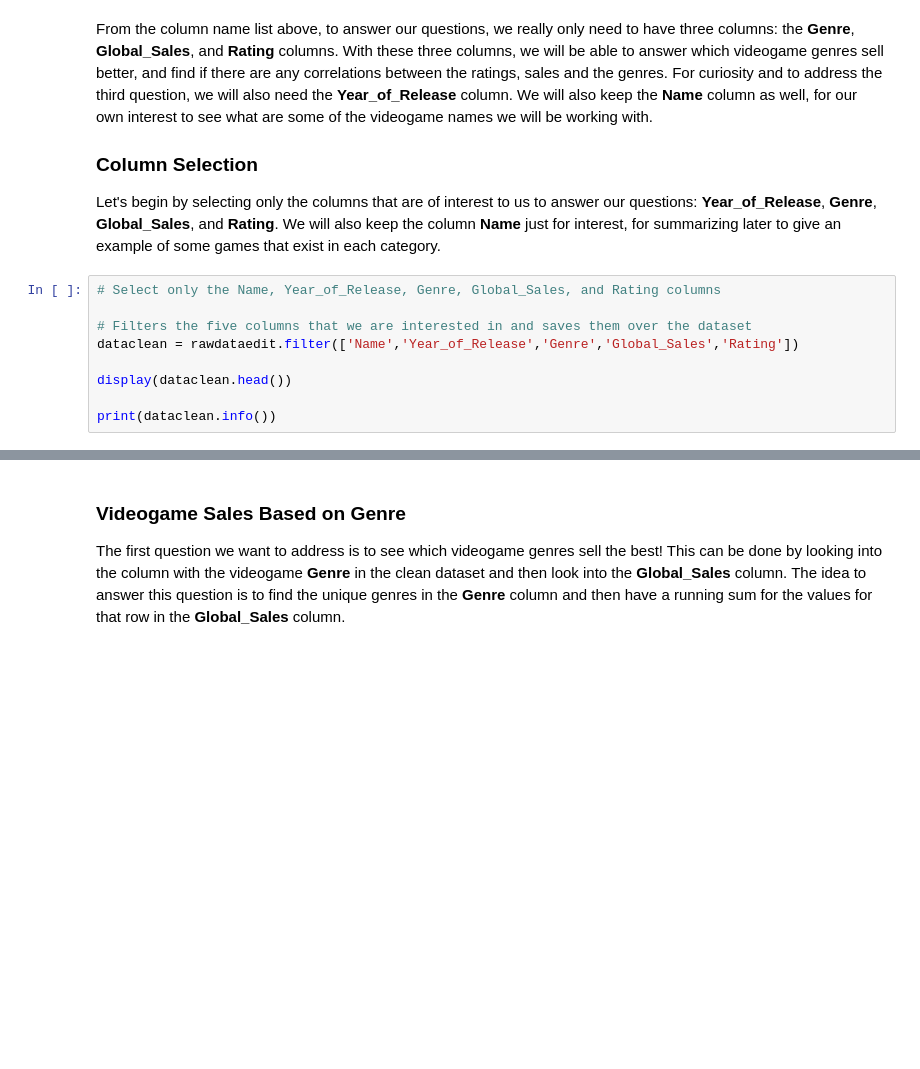
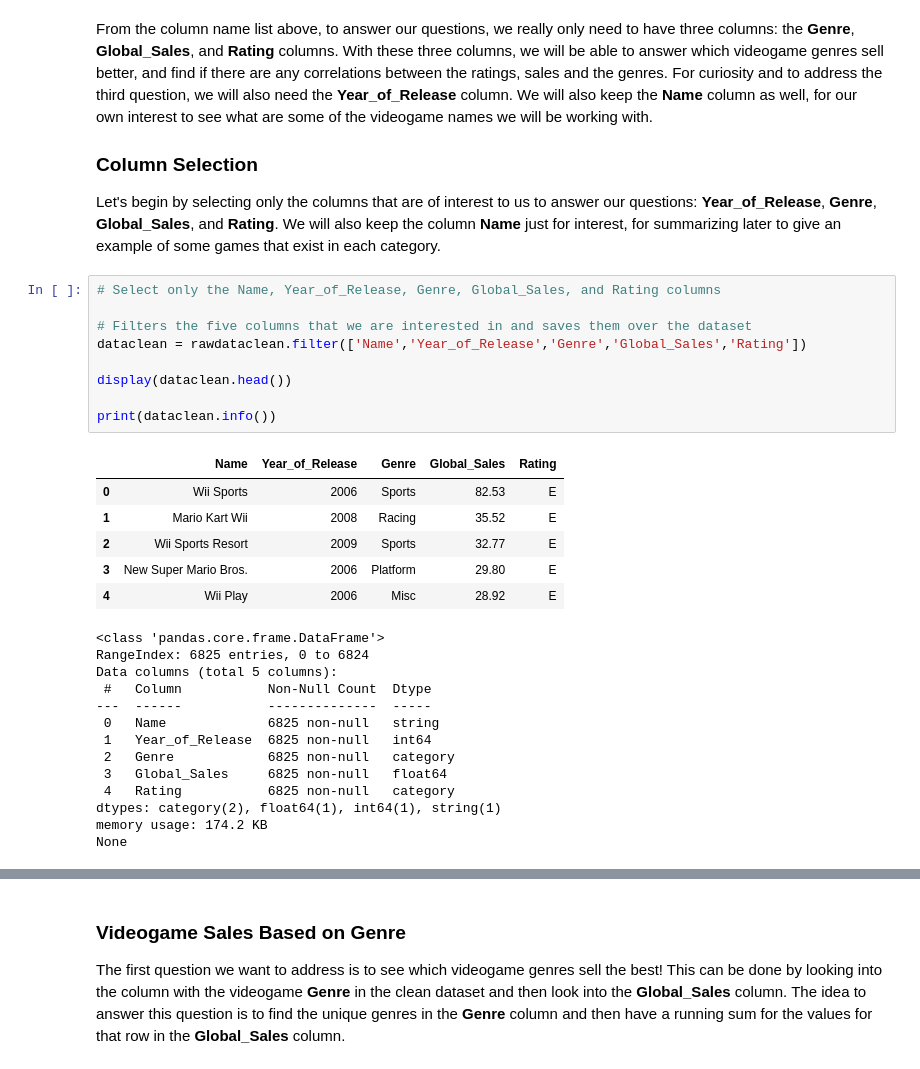
Before and after one commit to jacintoi/course-project-group_1019, a Jupyter notebook: analysis/Eduardo/Milestone 2/Eduardo_EDA.ipynb, the cells around one changed output, grey strips where cells are left out. Saved outputs shown, nothing was run; the diff lists cells and outputs as text; blank space fills up the shorter version.

```diff
--- a/analysis/Eduardo/Milestone 2/Eduardo_EDA.ipynb
+++ b/analysis/Eduardo/Milestone 2/Eduardo_EDA.ipynb
@@ -52,12 +110,32 @@ Let's begin by selecting only the columns that are of interest to us to answer o
 # %%
 # Select only the Name, Year_of_Release, Genre, Global_Sales, and Rating columns
 
 # Filters the five columns that we are interested in and saves them over the dataset
-dataclean = rawdataedit.filter(['Name','Year_of_Release','Genre','Global_Sales','Rating'])
+dataclean = rawdataclean.filter(['Name','Year_of_Release','Genre','Global_Sales','Rating'])
 
 display(dataclean.head())
 
 print(dataclean.info())
+# %% [output]
+|  | Name | Year_of_Release | Genre | Global_Sales | Rating |
+| 0 | Wii Sports | 2006 | Sports | 82.53 | E |
+| 1 | Mario Kart Wii | 2008 | Racing | 35.52 | E |
+| 2 | Wii Sports Resort | 2009 | Sports | 32.77 | E |
+| 3 | New Super Mario Bros. | 2006 | Platform | 29.80 | E |
+| 4 | Wii Play | 2006 | Misc | 28.92 | E |
+<class 'pandas.core.frame.DataFrame'>
+RangeIndex: 6825 entries, 0 to 6824
+Data columns (total 5 columns):
+ #   Column           Non-Null Count  Dtype
+---  ------           --------------  -----
+ 0   Name             6825 non-null   string
+ 1   Year_of_Release  6825 non-null   int64
+ 2   Genre            6825 non-null   category
+ 3   Global_Sales     6825 non-null   float64
+ 4   Rating           6825 non-null   category
+dtypes: category(2), float64(1), int64(1), string(1)
+memory usage: 174.2 KB
+None
 # %% [markdown]
 ### Data Analysis
 
```
Also changed, not shown: parts of 49 cells of this notebook.
